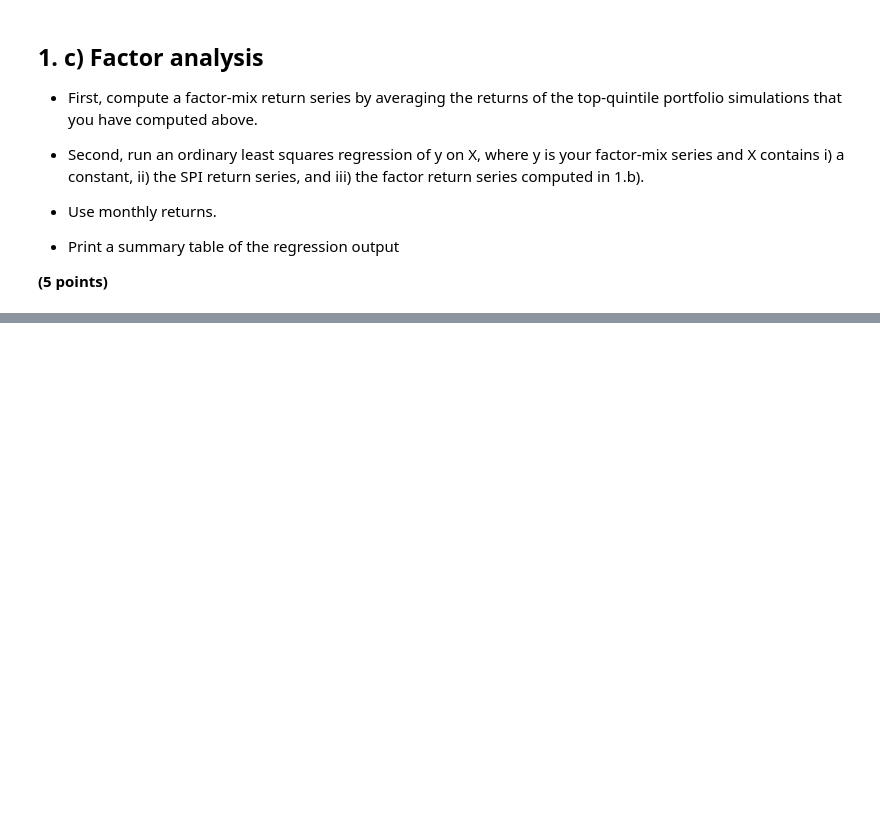
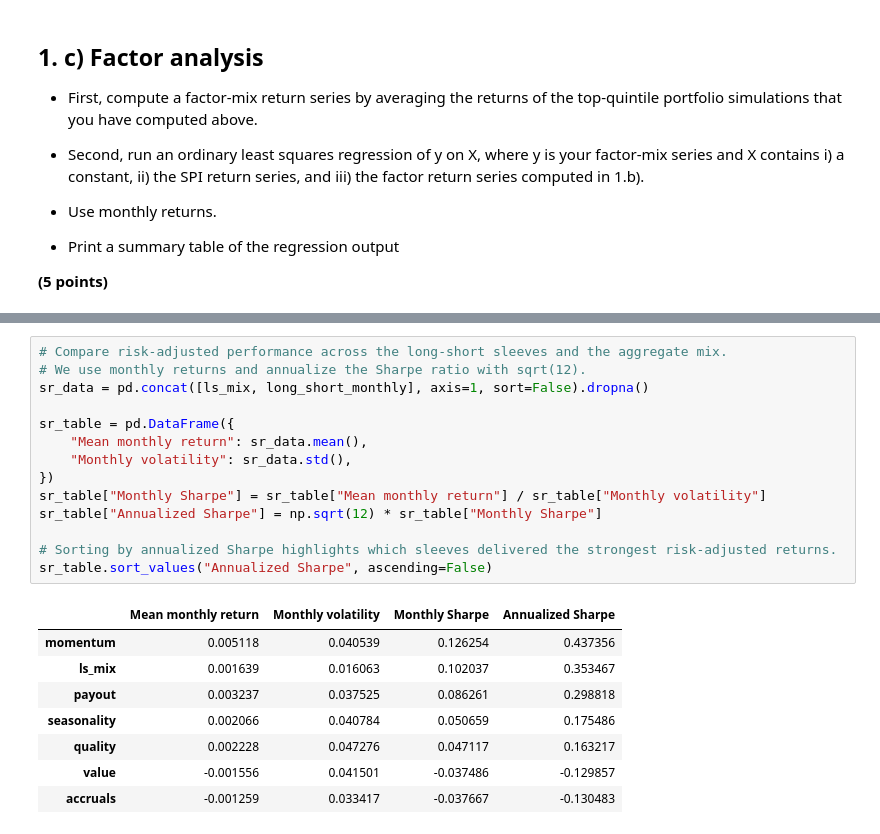
Before and after one commit to MatildeVenturi/qpmwp-course, a Jupyter notebook: assignments/assignment_4.ipynb, the cells around one changed output, grey strips where cells are left out. Drawn from its saved outputs; the diff is of its cells as text; blank space fills up the shorter version.

```diff
--- a/assignments/assignment_4.ipynb
+++ b/assignments/assignment_4.ipynb
@@ -404,0 +613,23 @@ Notes:
+# %%
+# Compare risk-adjusted performance across the long-short sleeves and the aggregate mix.
+# We use monthly returns and annualize the Sharpe ratio with sqrt(12).
+sr_data = pd.concat([ls_mix, long_short_monthly], axis=1, sort=False).dropna()
+
+sr_table = pd.DataFrame({
+    "Mean monthly return": sr_data.mean(),
+    "Monthly volatility": sr_data.std(),
+})
+sr_table["Monthly Sharpe"] = sr_table["Mean monthly return"] / sr_table["Monthly volatility"]
+sr_table["Annualized Sharpe"] = np.sqrt(12) * sr_table["Monthly Sharpe"]
+
+# Sorting by annualized Sharpe highlights which sleeves delivered the strongest risk-adjusted returns.
+sr_table.sort_values("Annualized Sharpe", ascending=False)
+# %% [output]
+|  | Mean monthly return | Monthly volatility | Monthly Sharpe | Annualized Sharpe |
+| momentum | 0.005118 | 0.040539 | 0.126254 | 0.437356 |
+| ls_mix | 0.001639 | 0.016063 | 0.102037 | 0.353467 |
+| payout | 0.003237 | 0.037525 | 0.086261 | 0.298818 |
+| seasonality | 0.002066 | 0.040784 | 0.050659 | 0.175486 |
+| quality | 0.002228 | 0.047276 | 0.047117 | 0.163217 |
+| value | -0.001556 | 0.041501 | -0.037486 | -0.129857 |
+| accruals | -0.001259 | 0.033417 | -0.037667 | -0.130483 |
```
Also changed, not shown: parts of 16 cells of this notebook.
